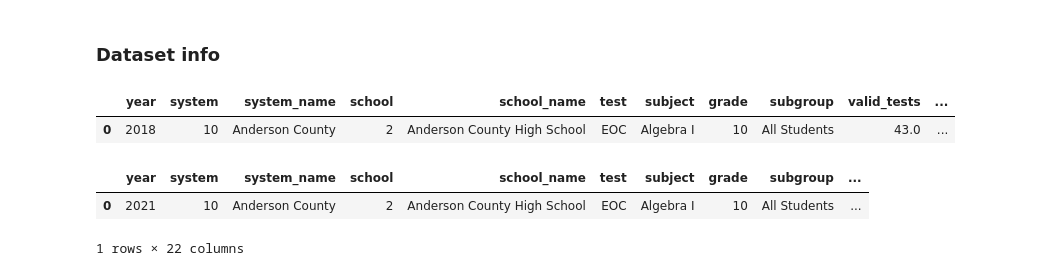
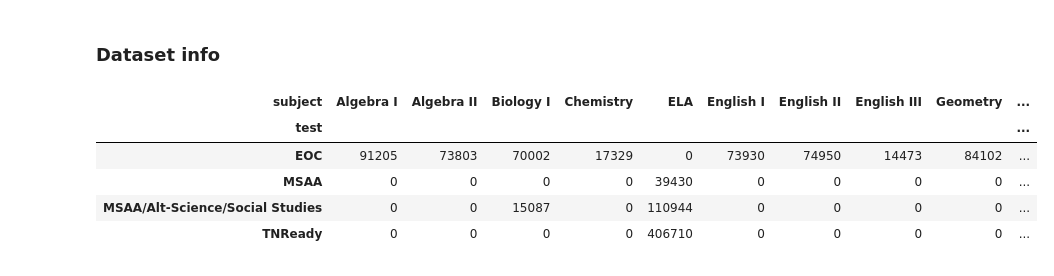
Before and after one commit to Claytor/Capstone_TN_COVID_School_Achievement_Impact, a Jupyter notebook: notebooks/school_assessments_join.ipynb, the cells around one changed output. Cells and saved outputs as stored; diff of their text form; code cells hidden in the pictures.

```diff
--- a/notebooks/school_assessments_join.ipynb
+++ b/notebooks/school_assessments_join.ipynb
@@ -167,14 +161,3 @@ system
 Name: school, dtype: object
 # %% [markdown]
 ### Dataset info
-# %%
-data_2018.head(n=1)
-# %% [output]
-|  | year | system | system_name | school | school_name | test | subject | grade | subgroup | valid_tests | ... |
-| 0 | 2018 | 10 | Anderson County | 2 | Anderson County High School | EOC | Algebra I | 10 | All Students | 43.0 | ... |
-# %%
-data_2021.head(n=1)
-# %% [output]
-|  | year | system | system_name | school | school_name | test | subject | grade | subgroup | ... |
-| 0 | 2021 | 10 | Anderson County | 2 | Anderson County High School | EOC | Algebra I | 10 | All Students | ... |
-1 rows × 22 columns
@@ -182,0 +164,13 @@ data_2021.head(n=1)
+# %%
+# Look at the subjects for each test.
+# There have been some assessments that have changed naming conventions over time.
+test_subjects = all_but_2017[['test', 'subject']]
+pivot_table = all_but_2017.pivot_table(index='test', columns='subject', aggfunc='size', fill_value=0)
+pivot_table
+# %% [output]
+| subject | Algebra I | Algebra II | Biology I | Chemistry | ELA | English I | English II | English III | Geometry | ... |
+| test |  |  |  |  |  |  |  |  |  | ... |
+| EOC | 91205 | 73803 | 70002 | 17329 | 0 | 73930 | 74950 | 14473 | 84102 | ... |
+| MSAA | 0 | 0 | 0 | 0 | 39430 | 0 | 0 | 0 | 0 | ... |
+| MSAA/Alt-Science/Social Studies | 0 | 0 | 15087 | 0 | 110944 | 0 | 0 | 0 | 0 | ... |
+| TNReady | 0 | 0 | 0 | 0 | 406710 | 0 | 0 | 0 | 0 | ... |
```
Also changed, not shown: parts of 5 cells of this notebook.
